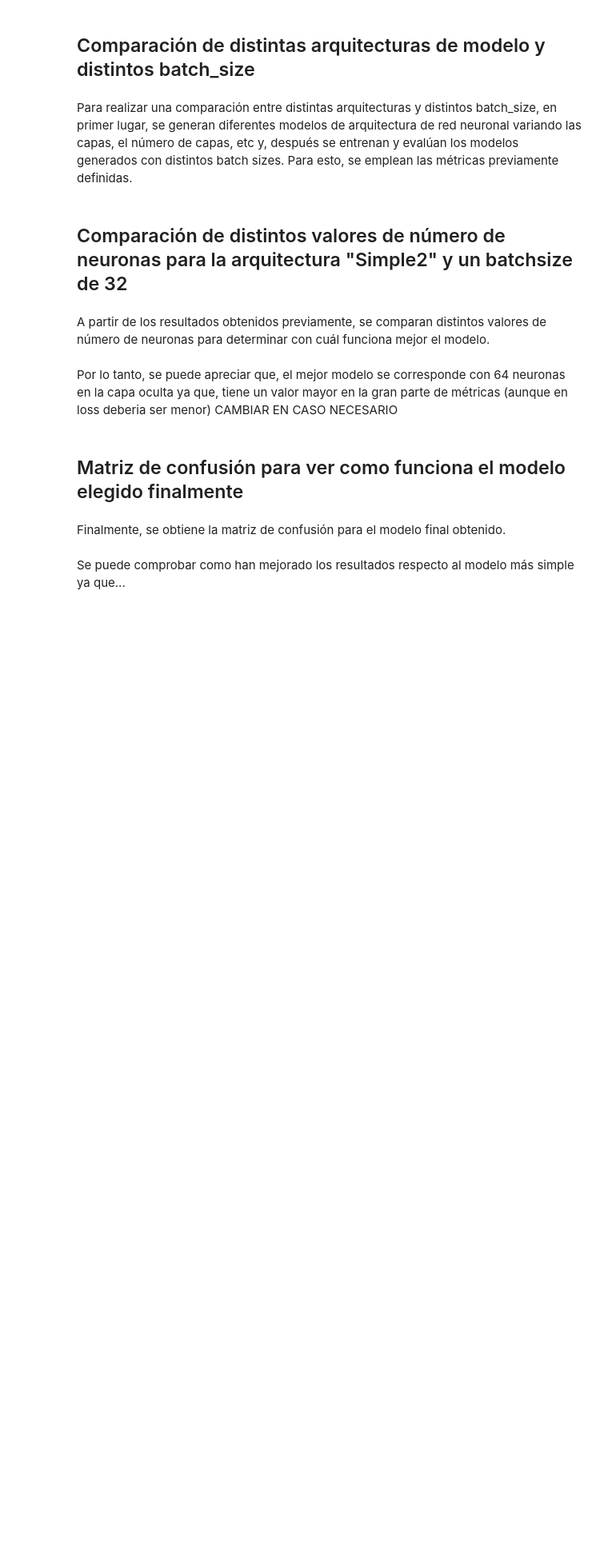
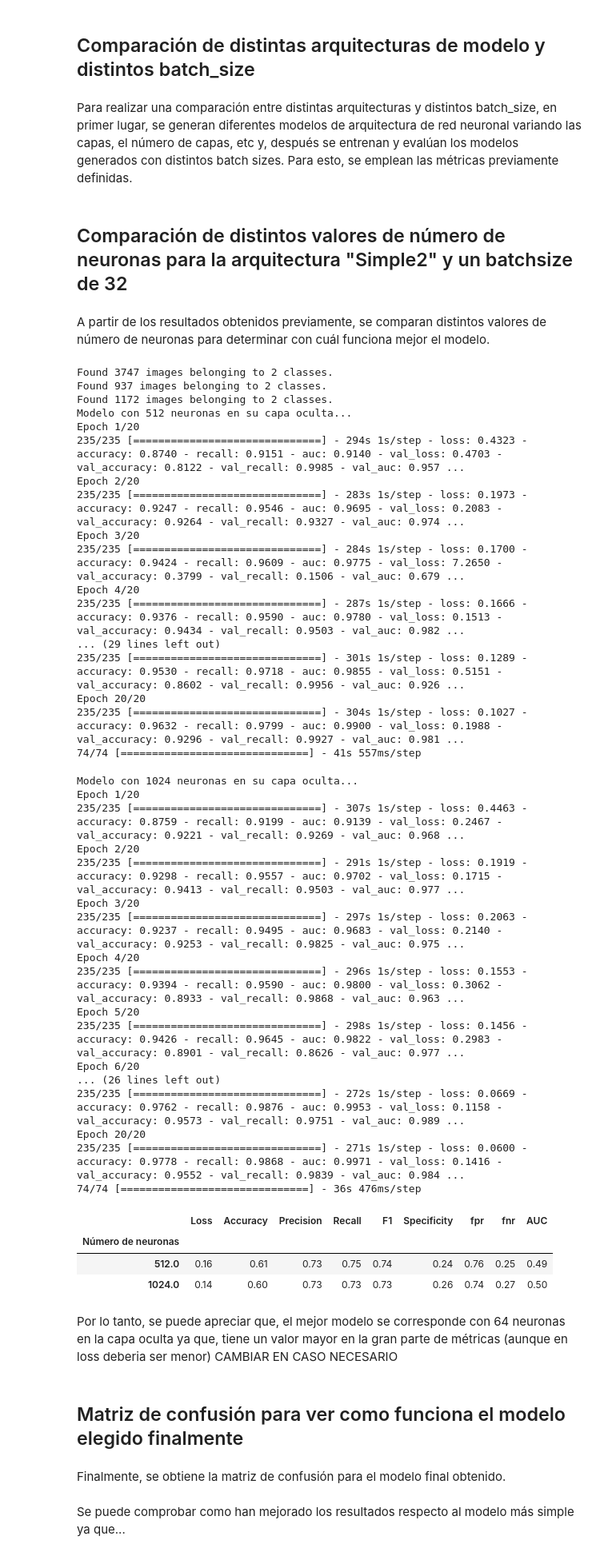
Before and after one commit to NuriaMartinez/TFG-Numonia-RedesNeuronales, a Jupyter notebook: codigo/redes neuronales - neumonia.ipynb, the cells around one changed output. Shown at 80% size. Drawn from its saved outputs; the diff is of its cells as text; code cells hidden in the pictures; blank space fills up the shorter version.

```diff
--- a/codigo/redes neuronales - neumonia.ipynb
+++ b/codigo/redes neuronales - neumonia.ipynb
@@ -464,11 +499,11 @@ def metricas(y_test, y_pred):
     binaria. Un 1 significa que es capaz de distinguir perfectamente entre clases, un 0.5 significa una clasificación aleatoria y un 0 indica
     que ninguna clase ha sido correctamente clasificada.
     '''
-    y_pred=y_pred>0.5 #para convertirlo en un problema binario
+    y_pred_bin=y_pred>0.5 #para convertirlo en un problema binario
 
     #se obtienen los verdaderos negativos, falsos positivos, falsos negativos y verdaderos positivos a partir de la matriz de confusión
     #con .ravel() se convierte la matriz en un array unidimensional
-    tn, fp, fn, tp = confusion_matrix(y_test, y_pred).ravel()
+    tn, fp, fn, tp = confusion_matrix(y_test, y_pred_bin).ravel()
 
     #se calculan cada una de las métricas empleando su correspondiente fórmula
     accuracy = (tp + tn)/(tn + fp + fn + tp)
@@ -827,4 +1006,5 @@ A partir de los resultados obtenidos previamente, se comparan distintos valores
 # %%
+#Simple2
 import pandas as pd
 from keras.callbacks import EarlyStopping
 
@@ -854,10 +1034,12 @@ def neuronas(num_neuronas, epochs, ruta, batch_size):
 
     #se emplea la función preparar_modelo para configurar los generadores de datos para entrenar, validar y probar
     #un modelo de aprendizaje automático con imágenes
-    preparar_modelo(ruta, batch_size)
+    train_generator, validation_generator, test_generator = preparar_modelo(ruta, batch_size)
+
 
     for neurona in num_neuronas:
         print(f"Modelo con {neurona} neuronas en su capa oculta...")
+
 
         #se emplea el modelo Simple2 que es el que se ha determinado previamente como "mejor"
         model = keras.Sequential(
@@ -874,15 +1056,16 @@ def neuronas(num_neuronas, epochs, ruta, batch_size):
                 ]
             )
 
+
         #se compila el modelo y se calculan las métricas con las que se quiere trabajar
         #en este caso, en la función de pérdida "loss", se emplea la entropía cruzada binaria "binary_crossentropy" ya que se trata de
         #un problema de clasificación binaria
-        model.compile(loss="binary_crossentropy", optimizer="adam", metrics=["accuracy","Recall"]) #cambias loss
+        model.compile(loss="binary_crossentropy", optimizer="adam", metrics=["accuracy","Recall","AUC"]) #cambias loss
 
         #ENTRENA
         # con callbacks se detiene el entrenamiento si la pérdida en el conjunto de validación no mejora después de 10 épocas (patience)
         #se emplea un batch size de 32 que es el que ha dado mejores resultados antes
-        model.fit(train_generator, batch_size=32, epochs=epochs, validation_data=validation_generator, callbacks=EarlyStopping(monitor='val_auc', patience=10,restore_best_weights=True))
+        model.fit(train_generator, epochs=epochs, validation_data=validation_generator, callbacks=EarlyStopping(monitor='val_auc', patience=10,restore_best_weights=True))
 
         #se calculan las métricas
         y_test=test_generator.labels
@@ -906,9 +1089,9 @@ def neuronas(num_neuronas, epochs, ruta, batch_size):
 
         #PONER int(neurona) si salen como decimanles
 # %%
-num_neuronas=[32, 64, 128, 156] #lista con distintos valores de neuronas para probar
+num_neuronas=[512, 1024, 2048] #lista con distintos valores de neuronas para probar
 epochs=20
 ruta='C:/Users/nuria/Downloads/TFG/data_nuevo'
-batchsize=20
+batch_size=32
 
 neuronas(num_neuronas, epochs, ruta, batch_size)
@@ -914,0 +1182,7 @@ neuronas(num_neuronas, epochs, ruta, batch_size)
+# %%
+num_neuronas=[512, 1024, 2048] #lista con distintos valores de neuronas para probar
+epochs=20
+ruta='C:/Users/nuria/Downloads/TFG/data_nuevo'
+batch_size=32
+
+neuronas(num_neuronas, epochs, ruta, batch_size)
@@ -914,0 +1282,46 @@ neuronas(num_neuronas, epochs, ruta, batch_size)
+# %%
+num_neuronas=[512, 1024] #lista con distintos valores de neuronas para probar AÑADIR 2048
+epochs=20
+ruta='C:/Users/nuria/Downloads/TFG/data_nuevo'
+batch_size=16
+
+neuronas(num_neuronas, epochs, ruta, batch_size)
+# %% [output]
+Found 3747 images belonging to 2 classes.
+Found 937 images belonging to 2 classes.
+Found 1172 images belonging to 2 classes.
+Modelo con 512 neuronas en su capa oculta...
+Epoch 1/20
+235/235 [==============================] - 294s 1s/step - loss: 0.4323 - accuracy: 0.8740 - recall: 0.9151 - auc: 0.9140 - val_loss: 0.4703 - val_accuracy: 0.8122 - val_recall: 0.9985 - val_auc: 0.957 ...
+Epoch 2/20
+235/235 [==============================] - 283s 1s/step - loss: 0.1973 - accuracy: 0.9247 - recall: 0.9546 - auc: 0.9695 - val_loss: 0.2083 - val_accuracy: 0.9264 - val_recall: 0.9327 - val_auc: 0.974 ...
+Epoch 3/20
+235/235 [==============================] - 284s 1s/step - loss: 0.1700 - accuracy: 0.9424 - recall: 0.9609 - auc: 0.9775 - val_loss: 7.2650 - val_accuracy: 0.3799 - val_recall: 0.1506 - val_auc: 0.679 ...
+Epoch 4/20
+235/235 [==============================] - 287s 1s/step - loss: 0.1666 - accuracy: 0.9376 - recall: 0.9590 - auc: 0.9780 - val_loss: 0.1513 - val_accuracy: 0.9434 - val_recall: 0.9503 - val_auc: 0.982 ...
+... (29 lines left out)
+235/235 [==============================] - 301s 1s/step - loss: 0.1289 - accuracy: 0.9530 - recall: 0.9718 - auc: 0.9855 - val_loss: 0.5151 - val_accuracy: 0.8602 - val_recall: 0.9956 - val_auc: 0.926 ...
+Epoch 20/20
+235/235 [==============================] - 304s 1s/step - loss: 0.1027 - accuracy: 0.9632 - recall: 0.9799 - auc: 0.9900 - val_loss: 0.1988 - val_accuracy: 0.9296 - val_recall: 0.9927 - val_auc: 0.981 ...
+74/74 [==============================] - 41s 557ms/step
+Modelo con 1024 neuronas en su capa oculta...
+Epoch 1/20
+235/235 [==============================] - 307s 1s/step - loss: 0.4463 - accuracy: 0.8759 - recall: 0.9199 - auc: 0.9139 - val_loss: 0.2467 - val_accuracy: 0.9221 - val_recall: 0.9269 - val_auc: 0.968 ...
+Epoch 2/20
+235/235 [==============================] - 291s 1s/step - loss: 0.1919 - accuracy: 0.9298 - recall: 0.9557 - auc: 0.9702 - val_loss: 0.1715 - val_accuracy: 0.9413 - val_recall: 0.9503 - val_auc: 0.977 ...
+Epoch 3/20
+235/235 [==============================] - 297s 1s/step - loss: 0.2063 - accuracy: 0.9237 - recall: 0.9495 - auc: 0.9683 - val_loss: 0.2140 - val_accuracy: 0.9253 - val_recall: 0.9825 - val_auc: 0.975 ...
+Epoch 4/20
+235/235 [==============================] - 296s 1s/step - loss: 0.1553 - accuracy: 0.9394 - recall: 0.9590 - auc: 0.9800 - val_loss: 0.3062 - val_accuracy: 0.8933 - val_recall: 0.9868 - val_auc: 0.963 ...
+Epoch 5/20
+235/235 [==============================] - 298s 1s/step - loss: 0.1456 - accuracy: 0.9426 - recall: 0.9645 - auc: 0.9822 - val_loss: 0.2983 - val_accuracy: 0.8901 - val_recall: 0.8626 - val_auc: 0.977 ...
+Epoch 6/20
+... (26 lines left out)
+235/235 [==============================] - 272s 1s/step - loss: 0.0669 - accuracy: 0.9762 - recall: 0.9876 - auc: 0.9953 - val_loss: 0.1158 - val_accuracy: 0.9573 - val_recall: 0.9751 - val_auc: 0.989 ...
+Epoch 20/20
+235/235 [==============================] - 271s 1s/step - loss: 0.0600 - accuracy: 0.9778 - recall: 0.9868 - auc: 0.9971 - val_loss: 0.1416 - val_accuracy: 0.9552 - val_recall: 0.9839 - val_auc: 0.984 ...
+74/74 [==============================] - 36s 476ms/step
+|  | Loss | Accuracy | Precision | Recall | F1 | Specificity | fpr | fnr | AUC |
+| Número de neuronas |  |  |  |  |  |  |  |  |  |
+| 512.0 | 0.16 | 0.61 | 0.73 | 0.75 | 0.74 | 0.24 | 0.76 | 0.25 | 0.49 |
+| 1024.0 | 0.14 | 0.60 | 0.73 | 0.73 | 0.73 | 0.26 | 0.74 | 0.27 | 0.50 |
```
Also changed, not shown: parts of 33 cells of this notebook.
